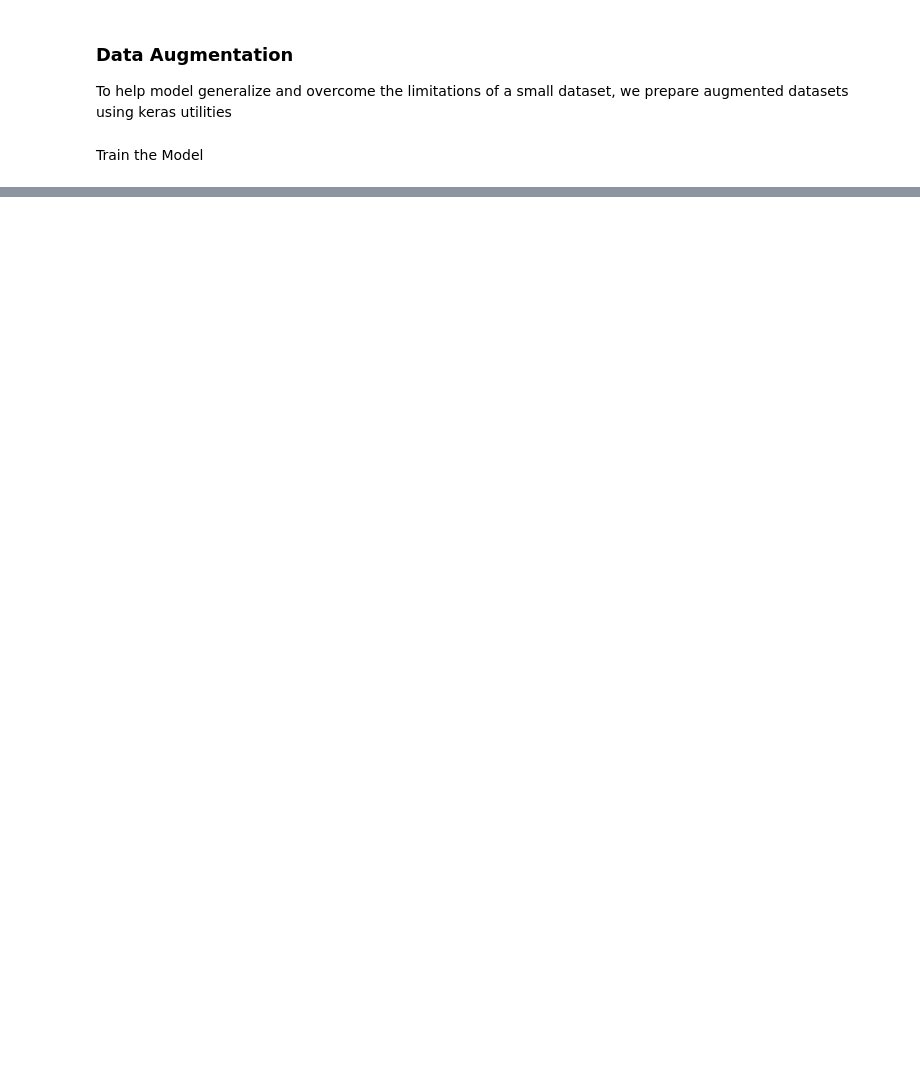
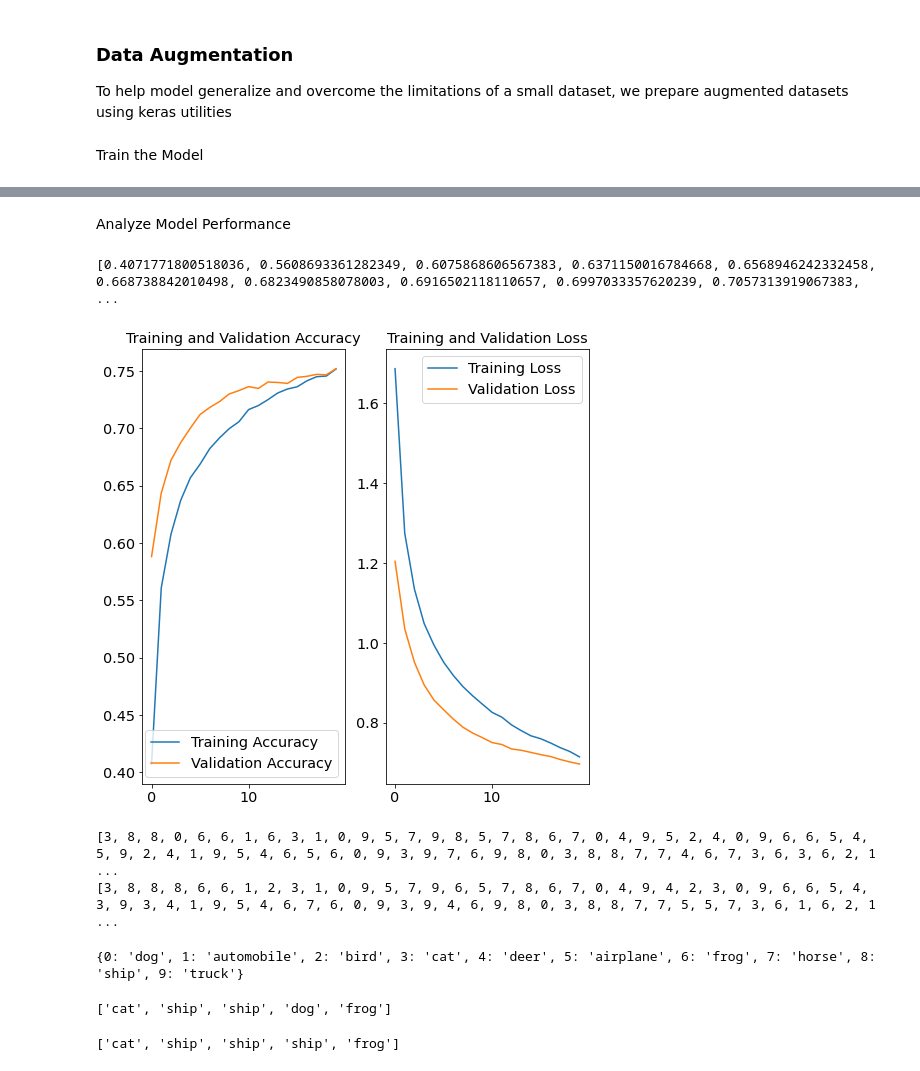
Before and after one commit to vivekknow/Pre-trained_image_classification, a Jupyter notebook: TF_ver3.ipynb, the cells around one changed output, grey strips where cells are left out. Saved outputs shown, nothing was run; the diff lists cells and outputs as text; code cells hidden in the pictures; blank space fills up the shorter version.

```diff
--- a/TF_ver3.ipynb
+++ b/TF_ver3.ipynb
@@ -71,9 +71,9 @@ Y_test = to_categorical(y_test, NUM_CLASSES)
 import cv2
 
 
-X_train = np.array([cv2.resize(x, (32, 32)) for x in X_train])
-X_val = np.array([cv2.resize(x, (32, 32)) for x in X_val])
-X_test = np.array([cv2.resize(x, (32, 32)) for x in X_test])
+X_train = np.array([cv2.resize(x, (48, 48)) for x in X_train])
+X_val = np.array([cv2.resize(x, (48, 48)) for x in X_val])
+X_test = np.array([cv2.resize(x, (48, 48)) for x in X_test])
 
 
 # height = 256
@@ -93,7 +93,7 @@ Stack both models on top of each other
 # %%
 base_model = vgg.VGG16(weights='imagenet',
                        include_top=False,
-                       input_shape=(32, 32, 3))
+                       input_shape=(48, 48, 3))
 # %%
 last = base_model.get_layer('block3_pool').output
 # %%
@@ -113,7 +111,7 @@ Since our objective is to only train the custom classifier, we freeze the layers
 for layer in base_model.layers:
      layer.trainable = False
 # %%
-model.compile(loss='sparse_categorical_crossentropy',
+model.compile(loss='categorical_crossentropy',
               optimizer=optimizers.Adam(lr=LEARNING_RATE),
               metrics=['accuracy'])
 # %%
@@ -197,5 +188,55 @@ l2 = ax2.legend(loc="best")
+# %% [markdown]
+Analyze Model Performance
+# %%
+acc = history.history['accuracy']
+print(acc)
+val_acc = history.history['val_accuracy']
+
+loss = history.history['loss']
+val_loss = history.history['val_loss']
+
+epochs_range = range(20)
+
+plt.figure(figsize=(8, 8))
+plt.subplot(1, 2, 1)
+plt.plot(epochs_range, acc, label='Training Accuracy')
+plt.plot(epochs_range, val_acc, label='Validation Accuracy')
+plt.legend(loc='lower right')
+plt.title('Training and Validation Accuracy')
+
+plt.subplot(1, 2, 2)
+plt.plot(epochs_range, loss, label='Training Loss')
+plt.plot(epochs_range, val_loss, label='Validation Loss')
+plt.legend(loc='upper right')
+plt.title('Training and Validation Loss')
+plt.show()
+# %% [output]
+[0.4071771800518036, 0.5608693361282349, 0.6075868606567383, 0.6371150016784668, 0.6568946242332458, 0.668738842010498, 0.6823490858078003, 0.6916502118110657, 0.6997033357620239, 0.7057313919067383,  ...
+[figure, added]
 # %%
 predictions = model.predict(X_test/255.)
 # %%
 test_labels = list(y_test.squeeze())
 predictions = list(predictions.argmax(axis=1))
+# %%
+print(test_labels)
+print(predictions)
+# %% [output]
+[3, 8, 8, 0, 6, 6, 1, 6, 3, 1, 0, 9, 5, 7, 9, 8, 5, 7, 8, 6, 7, 0, 4, 9, 5, 2, 4, 0, 9, 6, 6, 5, 4, 5, 9, 2, 4, 1, 9, 5, 4, 6, 5, 6, 0, 9, 3, 9, 7, 6, 9, 8, 0, 3, 8, 8, 7, 7, 4, 6, 7, 3, 6, 3, 6, 2, 1 ...
+[3, 8, 8, 8, 6, 6, 1, 2, 3, 1, 0, 9, 5, 7, 9, 6, 5, 7, 8, 6, 7, 0, 4, 9, 4, 2, 3, 0, 9, 6, 6, 5, 4, 3, 9, 3, 4, 1, 9, 5, 4, 6, 7, 6, 0, 9, 3, 9, 4, 6, 9, 8, 0, 3, 8, 8, 7, 7, 5, 5, 7, 3, 6, 1, 6, 2, 1 ...
+# %%
+catagories = {'dog': 0,'automobile': 1,'bird': 2,'cat': 3,'deer': 4,'airplane': 5,'frog': 6,'horse': 7,'ship': 8,'truck': 9}
+reverse_catagory = {n:i for i,n in catagories.items()}
+print(reverse_catagory)
+# %% [output]
+{0: 'dog', 1: 'automobile', 2: 'bird', 3: 'cat', 4: 'deer', 5: 'airplane', 6: 'frog', 7: 'horse', 8: 'ship', 9: 'truck'}
+# %%
+test_dataset = [reverse_catagory[name] for name in test_labels]
+print(test_dataset[:5])
+# %% [output]
+['cat', 'ship', 'ship', 'dog', 'frog']
+# %%
+prediction_dataset = [reverse_catagory[name] for name in predictions]
+print(prediction_dataset[:5])
+# %% [output]
+['cat', 'ship', 'ship', 'ship', 'frog']
```
Also changed, not shown: parts of 5 cells of this notebook.
